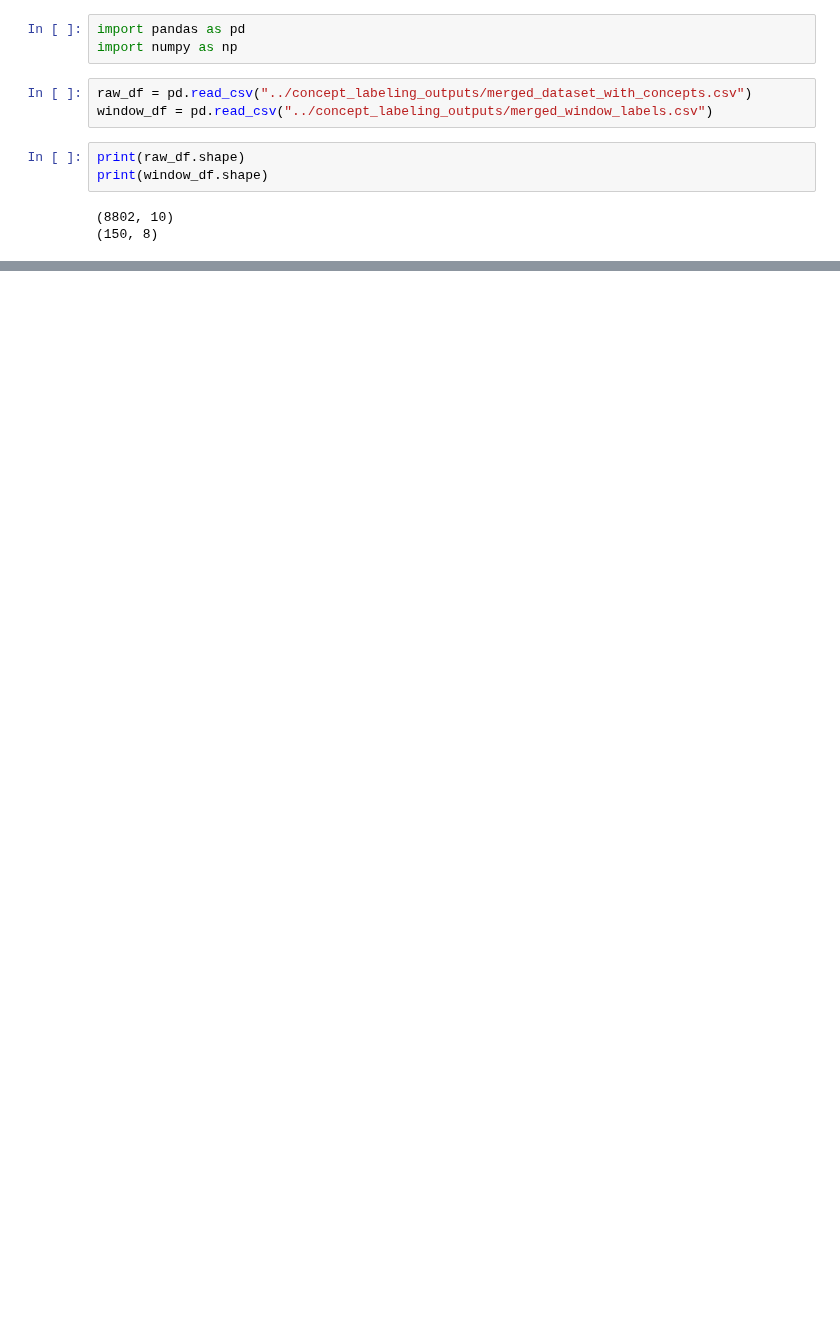
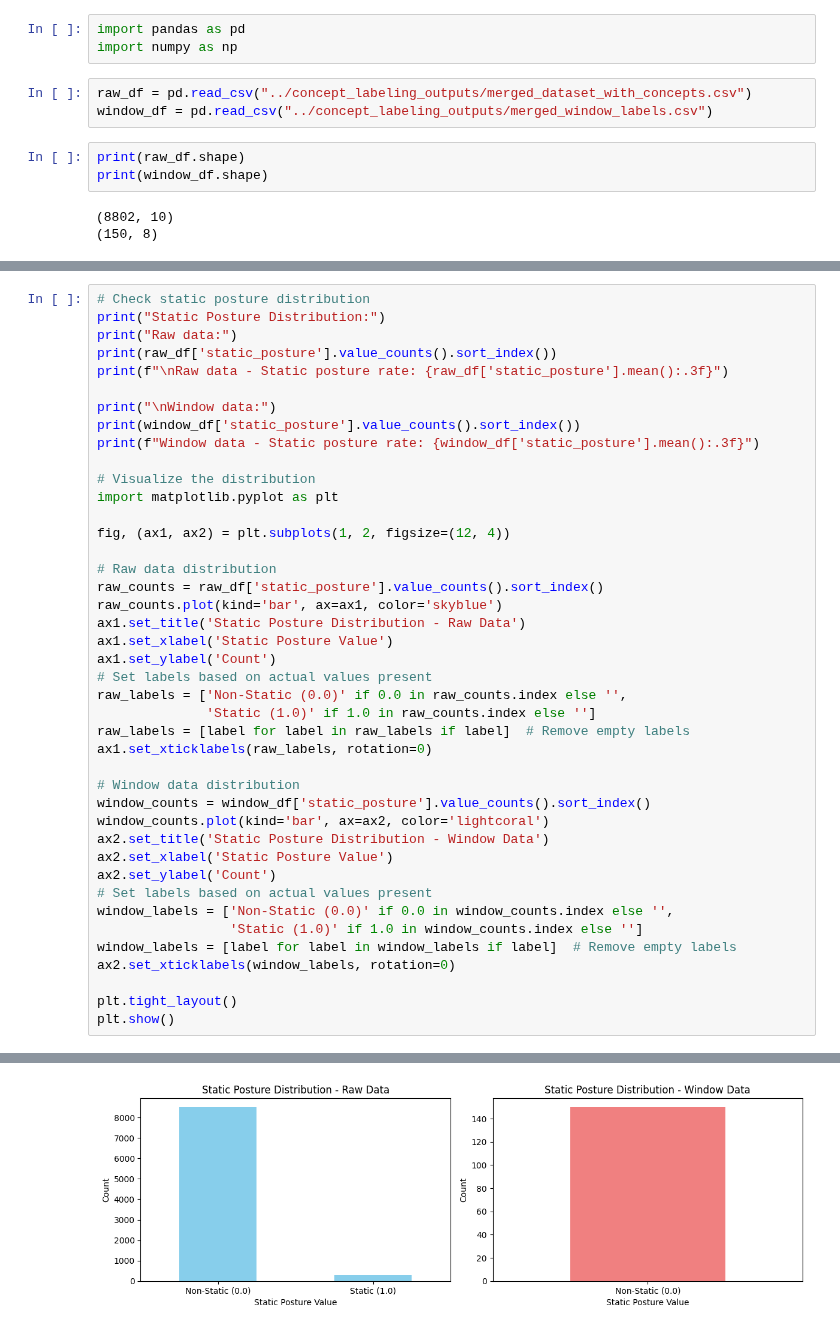
Before and after one commit to tudormatei/dsai-project, a Jupyter notebook: rule_based_labeling/rule_based_labeling.ipynb, the cells around one changed output, grey strips where cells are left out. Drawn from its saved outputs; the diff is of its cells as text; blank space fills up the shorter version.

```diff
--- a/rule_based_labeling/rule_based_labeling.ipynb
+++ b/rule_based_labeling/rule_based_labeling.ipynb
@@ -96,0 +126,43 @@ print(window_df.head())
+# %%
+# Check static posture distribution
+print("Static Posture Distribution:")
+print("Raw data:")
+print(raw_df['static_posture'].value_counts().sort_index())
+print(f"\nRaw data - Static posture rate: {raw_df['static_posture'].mean():.3f}")
+
+print("\nWindow data:")
+print(window_df['static_posture'].value_counts().sort_index())
+print(f"Window data - Static posture rate: {window_df['static_posture'].mean():.3f}")
+
+# Visualize the distribution
+import matplotlib.pyplot as plt
+
+fig, (ax1, ax2) = plt.subplots(1, 2, figsize=(12, 4))
+
+# Raw data distribution
+raw_counts = raw_df['static_posture'].value_counts().sort_index()
+raw_counts.plot(kind='bar', ax=ax1, color='skyblue')
+ax1.set_title('Static Posture Distribution - Raw Data')
+ax1.set_xlabel('Static Posture Value')
+ax1.set_ylabel('Count')
+# Set labels based on actual values present
+raw_labels = ['Non-Static (0.0)' if 0.0 in raw_counts.index else '',
+              'Static (1.0)' if 1.0 in raw_counts.index else '']
+raw_labels = [label for label in raw_labels if label]  # Remove empty labels
+ax1.set_xticklabels(raw_labels, rotation=0)
+
+# Window data distribution
+window_counts = window_df['static_posture'].value_counts().sort_index()
+window_counts.plot(kind='bar', ax=ax2, color='lightcoral')
+ax2.set_title('Static Posture Distribution - Window Data')
+ax2.set_xlabel('Static Posture Value')
+ax2.set_ylabel('Count')
+# Set labels based on actual values present
+window_labels = ['Non-Static (0.0)' if 0.0 in window_counts.index else '',
+                 'Static (1.0)' if 1.0 in window_counts.index else '']
+window_labels = [label for label in window_labels if label]  # Remove empty labels
+ax2.set_xticklabels(window_labels, rotation=0)
+
+plt.tight_layout()
+plt.show()
+# %% [output]
@@ -96,0 +183 @@ print(window_df.head())
+[figure, added]
```
Also changed, not shown: parts of 4 cells of this notebook, 3 other files.
